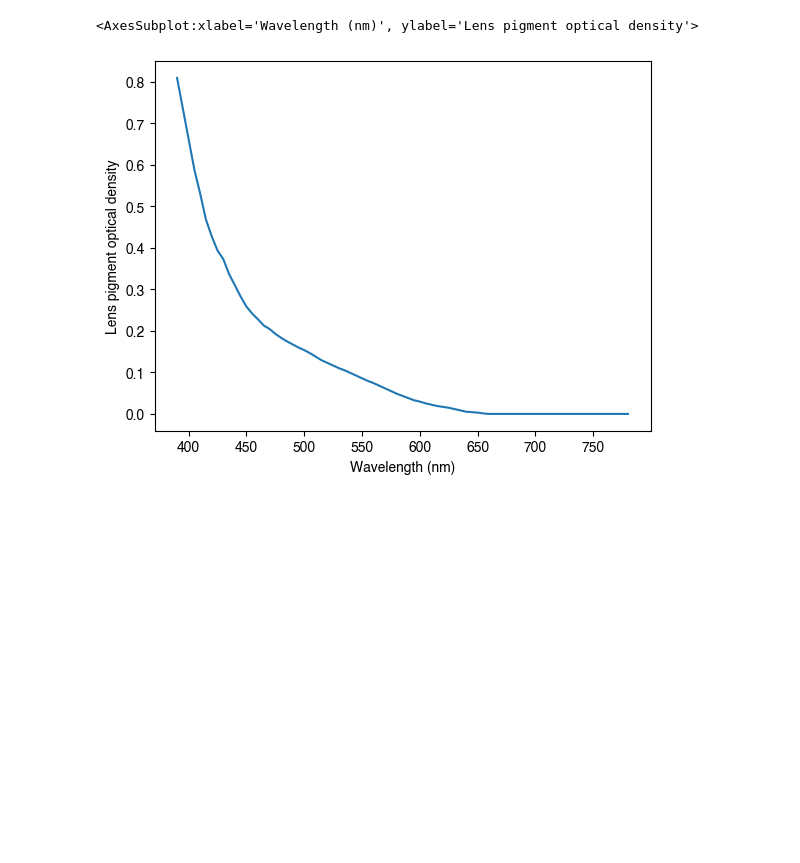
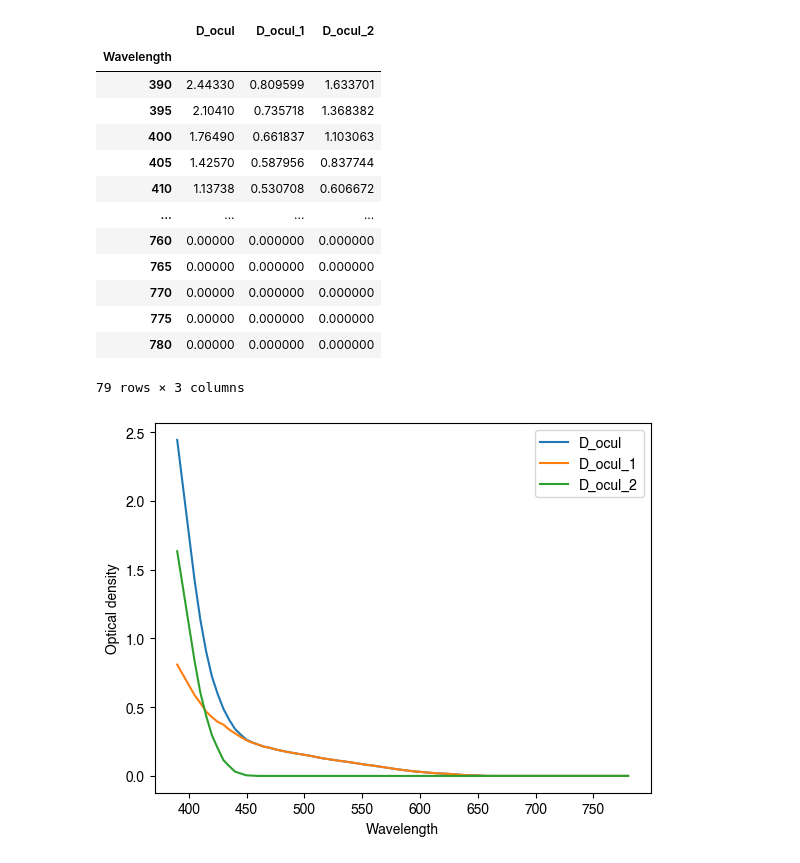
Before and after one commit to PySilentSubstitution/pysilsub, a Jupyter notebook: 07b_prereceptoral_filtering.ipynb, the cells around one changed output. Drawn from its saved outputs; the diff is of its cells as text; code cells hidden in the pictures; blank space fills up the shorter version.

```diff
--- a/07b_prereceptoral_filtering.ipynb
+++ b/07b_prereceptoral_filtering.ipynb
@@ -14,8 +24,22 @@ The lens contains a yellow pigment which accumulates with age due to absorption
-# %%
-from pysilsub import CIE
-
-CIE.get_CIEPO06_optical_density()['D_ocul_1'].plot(
-    xlabel='Wavelength (nm)', ylabel='Lens pigment optical density')
-# %% [output]
-<AxesSubplot:xlabel='Wavelength (nm)', ylabel='Lens pigment optical density'>
-[figure, removed]
+# %%
+from pysilsub.CIE import get_CIEPO06_optical_density
+
+docul = get_CIEPO06_optical_density()
+docul.plot(ylabel='Optical density')
+docul
+# %% [output]
+|  | D_ocul | D_ocul_1 | D_ocul_2 |
+| Wavelength |  |  |  |
+| 390 | 2.44330 | 0.809599 | 1.633701 |
+| 395 | 2.10410 | 0.735718 | 1.368382 |
+| 400 | 1.76490 | 0.661837 | 1.103063 |
+| 405 | 1.42570 | 0.587956 | 0.837744 |
+| 410 | 1.13738 | 0.530708 | 0.606672 |
+| ... | ... | ... | ... |
+| 760 | 0.00000 | 0.000000 | 0.000000 |
+| 765 | 0.00000 | 0.000000 | 0.000000 |
+| 770 | 0.00000 | 0.000000 | 0.000000 |
+| 775 | 0.00000 | 0.000000 | 0.000000 |
+| 780 | 0.00000 | 0.000000 | 0.000000 |
+79 rows × 3 columns
+[figure, added]
```
Also changed, not shown: parts of 8 cells of this notebook, 34 other files.
